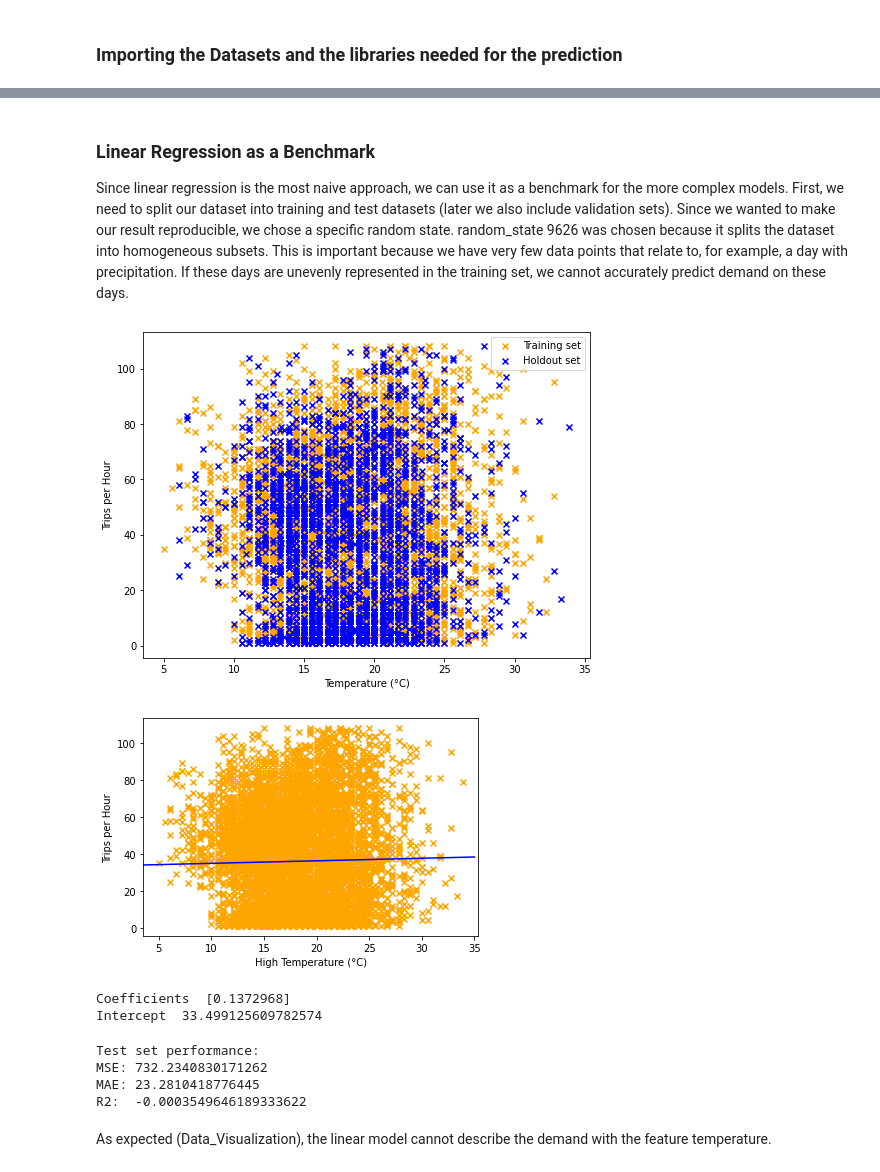
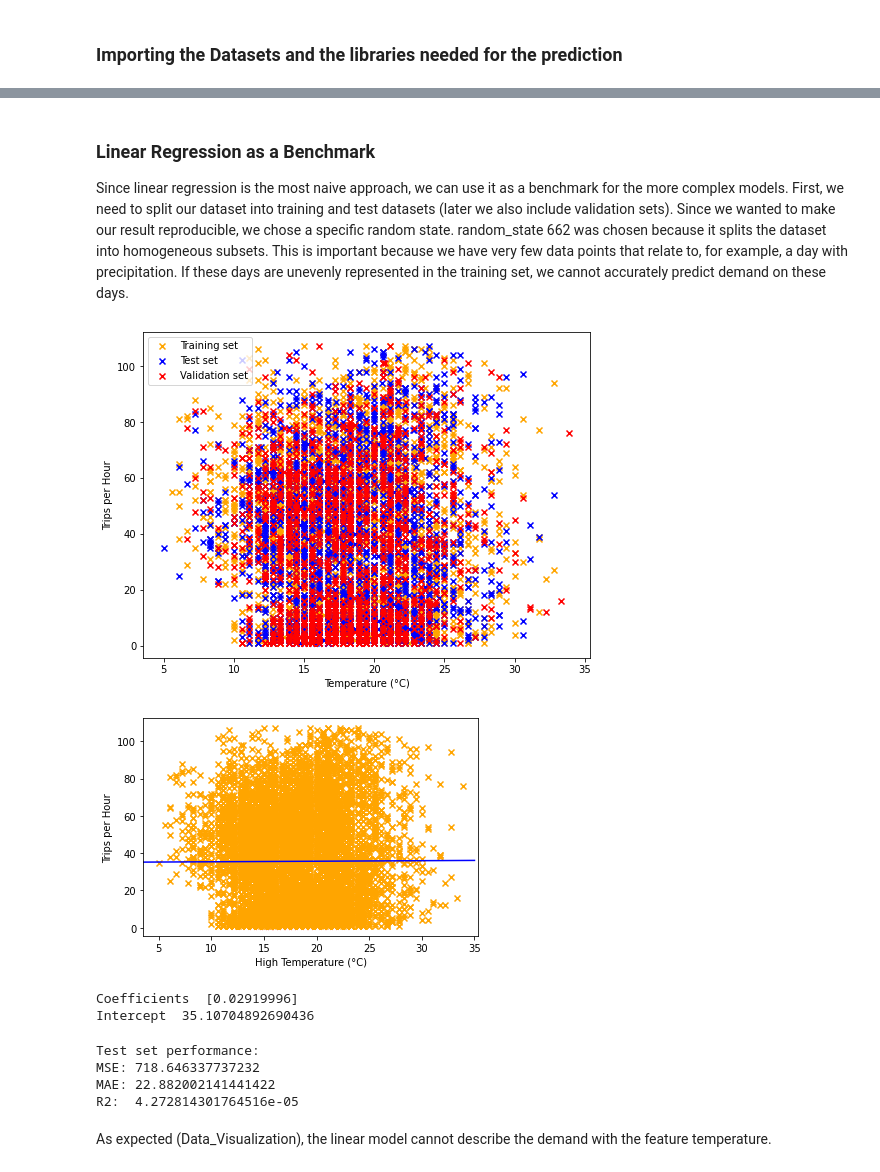
Before and after one commit to mschwa1010/AA_2022-23_Team_8, a Jupyter notebook: Prediction.ipynb, the cells around one changed output, grey strips where cells are left out. Saved outputs shown, nothing was run; the diff lists cells and outputs as text; code cells hidden in the pictures.

Commit message:
Changing random state and small fixes

```diff
--- a/Prediction.ipynb
+++ b/Prediction.ipynb
@@ -79,22 +80,22 @@ feature_set_daily.head()
 # %% [markdown]
 ### Linear Regression as a Benchmark
-Since linear regression is the most naive approach, we can use it as a benchmark for the more complex models. First, we need to split our dataset into training and test datasets (later we also include validation sets). Since we wanted to make our result reproducible, we chose a specific random state. random_state 9626 was chosen because it splits the dataset into homogeneous subsets. This is important because we have very few data points that relate to, for example, a day with precipitation. If these days are unevenly represented in the training set, we cannot accurately predict demand on these days.
+Since linear regression is the most naive approach, we can use it as a benchmark for the more complex models. First, we need to split our dataset into training and test datasets (later we also include validation sets). Since we wanted to make our result reproducible, we chose a specific random state. random_state 662 was chosen because it splits the dataset into homogeneous subsets. This is important because we have very few data points that relate to, for example, a day with precipitation. If these days are unevenly represented in the training set, we cannot accurately predict demand on these days.
 # %%
 X = feature_set["max_temp"]
 y = feature_set["trips"]
-X_train, X_test, y_train, y_test = train_test_split(X, y, test_size=0.3, random_state=9626)
-#X_train, X_val, y_train, y_val = train_test_split(X_train, y_train, test_size=0.3, random_state=9626)
+X_train, X_test, y_train, y_test = train_test_split(X, y, test_size=0.3, random_state=662)
+X_train, X_val, y_train, y_val = train_test_split(X_train, y_train, test_size=(0.2/0.7),random_state=662)
 # %%
 plt.figure(figsize = (8,6))
 plt.scatter(X_train, y_train, marker='x', color="orange")
 plt.scatter(X_test, y_test, marker='x', color="b")
-#plt.scatter(X_val, y_val, marker='x', color="r")
+plt.scatter(X_val, y_val, marker='x', color="r")
 plt.xlabel("Temperature (°C)")
 plt.ylabel("Trips per Hour")
-plt.legend(['Training set', 'Holdout set'])
+plt.legend(['Training set', 'Test set', 'Validation set'])
 plt.show()
 # %% [output]
-[figure, old version]
+[figure, new version]
 # %%
 model = LinearRegression(fit_intercept =True)
 model.fit(X_train.values.reshape(-1,1),y_train)
@@ -114,9 +115,9 @@ plt.ylabel("Trips per Hour")
 plt.show()
 print("Coefficients ", model.coef_, "\nIntercept ", model.intercept_ )
 # %% [output]
-[figure, old version]
+[figure, new version]
-Coefficients  [0.1372968]
-Intercept  33.499125609782574
+Coefficients  [0.02919996]
+Intercept  35.10704892690436
 # %%
 print("Test set performance:")
 
@@ -125,9 +126,9 @@ print("MAE:", mean_absolute_error(y_test, model_pred))
 print("R2: ", r2_score(y_test, model_pred))
 # %% [output]
 Test set performance:
-MSE: 732.2340830171262
-MAE: 23.2810418776445
-R2:  -0.0003549646189333622
+MSE: 718.646337737232
+MAE: 22.882002141441422
+R2:  4.272814301764516e-05
 # %% [markdown]
 As expected (Data_Visualization), the linear model cannot describe the demand with the feature temperature.
 # %% [markdown]
```
Also changed, not shown: parts of 37 cells of this notebook.
